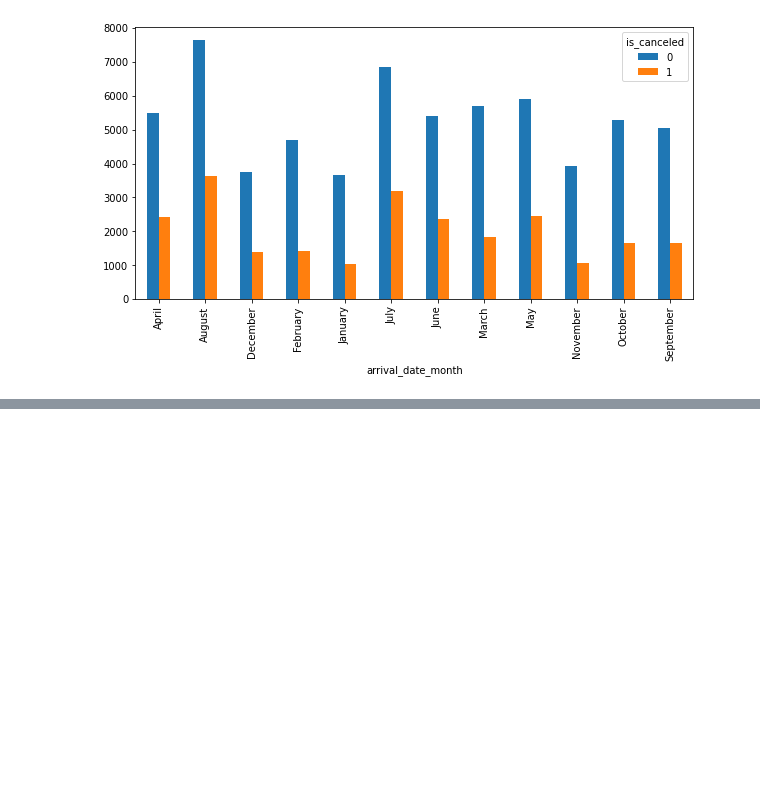
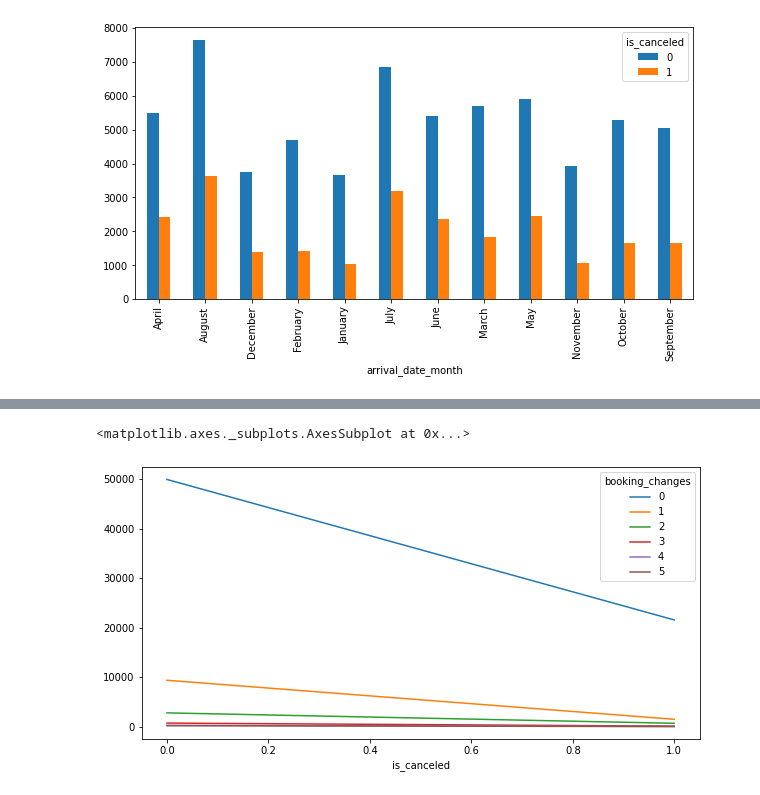
Before and after one commit to Vaishnavipadwad/HOTEL-BOOKING-ANALYSIS, a Jupyter notebook: Hotel_Booking_Analysis1.ipynb, the cells around one changed output, grey strips where cells are left out. Drawn from its saved outputs; the diff is of its cells as text; code cells hidden in the pictures; blank space fills up the shorter version.

```diff
--- a/Hotel_Booking_Analysis1.ipynb
+++ b/Hotel_Booking_Analysis1.ipynb
@@ -275,0 +282,6 @@ df13.plot(kind="bar",figsize=(10,5))
+# %%
+df15 = df.groupby(['is_canceled','booking_changes']).size().unstack()
+df15.plot(figsize=(10,5))
+# %% [output]
+<matplotlib.axes._subplots.AxesSubplot at 0x...>
+[figure, added]
```
Also changed, not shown: parts of 1 cell of this notebook.
